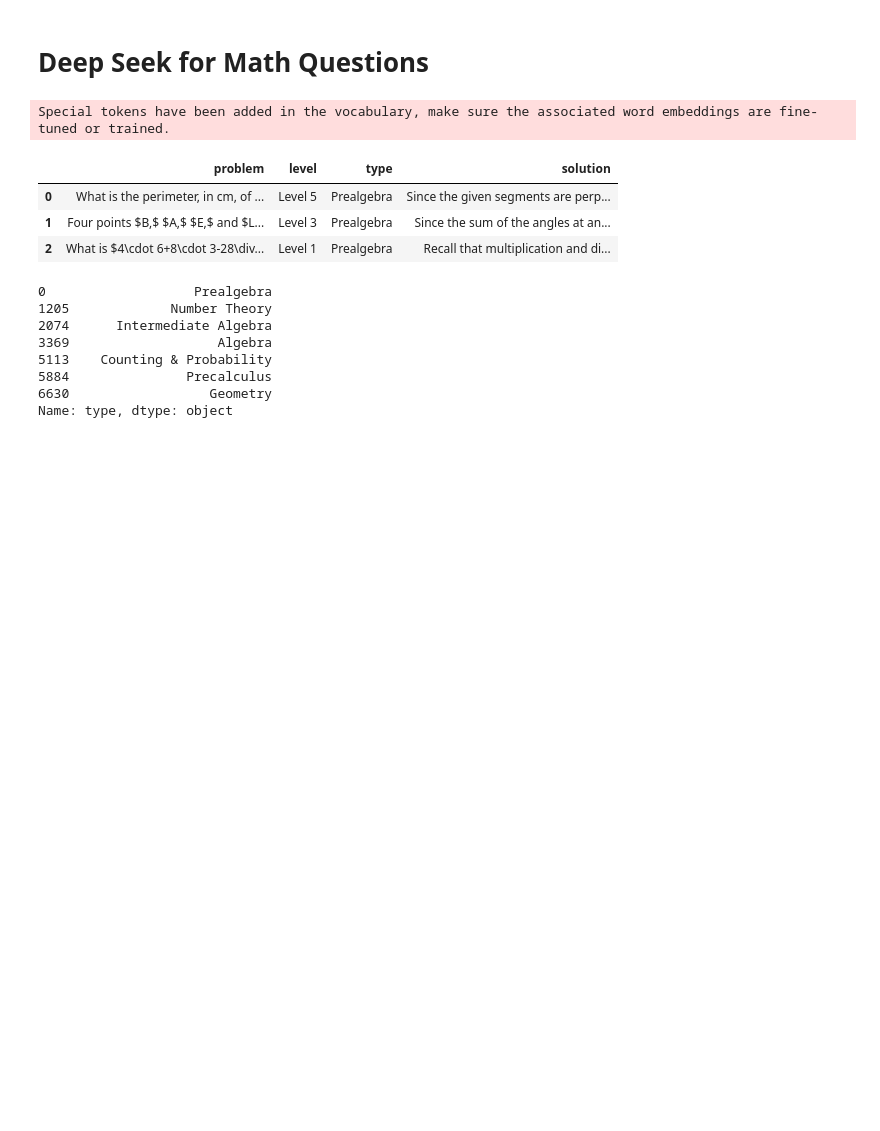
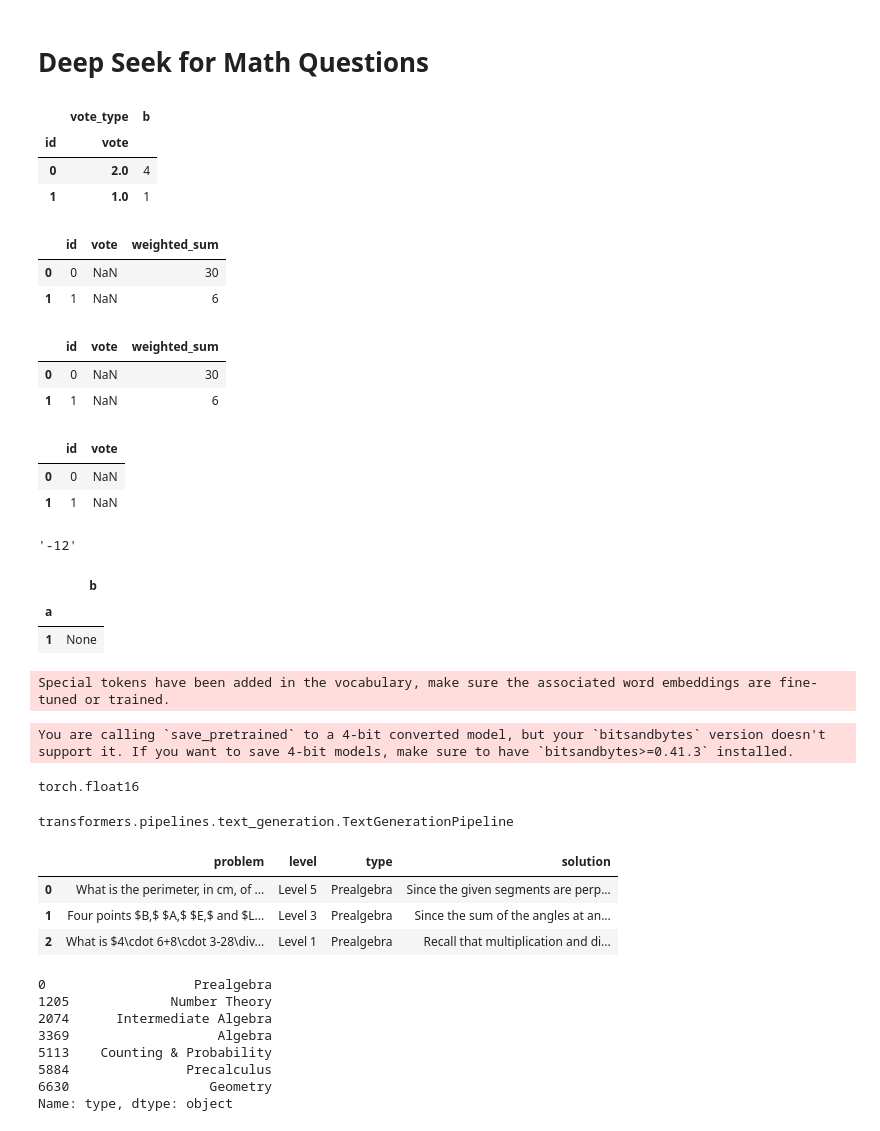
Before and after one commit to dan-tee/math-ai, a Jupyter notebook: DeepSeek.ipynb, the cells around one changed output. Drawn from its saved outputs; the diff is of its cells as text; code cells hidden in the pictures; blank space fills up the shorter version.

```diff
--- a/DeepSeek.ipynb
+++ b/DeepSeek.ipynb
@@ -2,0 +6,32 @@
+# %%
+vote_counts = melted_df.pivot_table(index=['id', 'vote'], columns='vote_type', values='vote', aggfunc='size', fill_value=0)
+vote_counts
+# %% [output]
+|  | vote_type | b |
+| id | vote |  |
+| 0 | 2.0 | 4 |
+| 1 | 1.0 | 1 |
+# %%
+# turn table into long format
+melted_df = df.melt(id_vars='id', value_vars=['a', 'b'], var_name='vote_type', value_name='vote')
+# count votes
+vote_counts = melted_df.pivot_table(index=['id', 'vote'], columns='vote_type', values='vote', aggfunc='size', dropna=False, fill_value=0)
+final_votes = (vote_counts['a'] * 5 + vote_counts['b']).reset_index()
+final_votes.columns = ['id', 'vote', 'weighted_sum']
+final_votes
+# %% [output]
+|  | id | vote | weighted_sum |
+| 0 | 0 | NaN | 30 |
+| 1 | 1 | NaN | 6 |
+# %%
+final_votes.loc[final_votes.groupby('id')['weighted_sum'].idxmax()]
+# %% [output]
+|  | id | vote | weighted_sum |
+| 0 | 0 | NaN | 30 |
+| 1 | 1 | NaN | 6 |
+# %%
+final_votes.loc[final_votes.groupby('id')['weighted_sum'].idxmax()][['id', 'vote']]
+# %% [output]
+|  | id | vote |
+| 0 | 0 | NaN |
+| 1 | 1 | NaN |
@@ -3,27 +61,54 @@
+# %%
+naive_parse('aafds12-12dafdaf')
+# %% [output]
+'-12'
+# %%
+pd.DataFrame({'a': 1, 'b': None}, index=[0]).groupby('a').agg(lambda x: pd.Series.mode(x).iloc[0] if len(pd.Series.mode(x)) > 0 else None)
+# %% [output]
+|  | b |
+| a |  |
+| 1 | None |
 # %%
 import os
 import json
 from pathlib import Path
+from datetime import datetime
+import re, sys, subprocess, gc
+
 import pandas as pd
+import numpy as np
 import torch
 import transformers
-from transformers import AutoConfig, AutoTokenizer, AutoModelForCausalLM
+from transformers import AutoConfig, AutoTokenizer, AutoModelForCausalLM, BitsAndBytesConfig
 
-import re, sys, subprocess, gc
+
 
 model_name = "deepseek-ai/deepseek-math-7b-rl"
 config = AutoConfig.from_pretrained(model_name)
+config.gradient_checkpointing = True
 tokenizer = AutoTokenizer.from_pretrained(model_name)
+
+quantization_config = BitsAndBytesConfig(
+    load_in_4bit = True,
+    bnb_4bit_quant_type="nf4",
+    bnb_4bit_compute_dtype=torch.bfloat16,
+    bnb_4bit_use_double_quant=True,
+)
 model = AutoModelForCausalLM.from_pretrained(model_name,
-                                             torch_dtype=torch.bfloat16,
+                                             quantization_config=quantization_config,
                                              device_map="auto")
-_= model.eval()
+print(model.dtype)
 pipeline = transformers.pipeline("text-generation",
                                  model=model,
                                  tokenizer=tokenizer,
-                                 torch_dtype='auto',
                                  device_map="auto",
                                  config=config)
 # %% [output]
 Special tokens have been added in the vocabulary, make sure the associated word embeddings are fine-tuned or trained.
+You are calling `save_pretrained` to a 4-bit converted model, but your `bitsandbytes` version doesn't support it. If you want to save 4-bit models, make sure to have `bitsandbytes>=0.41.3` installed.
+torch.float16
+# %%
+type(pipeline)
+# %% [output]
+transformers.pipelines.text_generation.TextGenerationPipeline
 # %%
```
Also changed, not shown: parts of 17 cells of this notebook, 2 other files.
